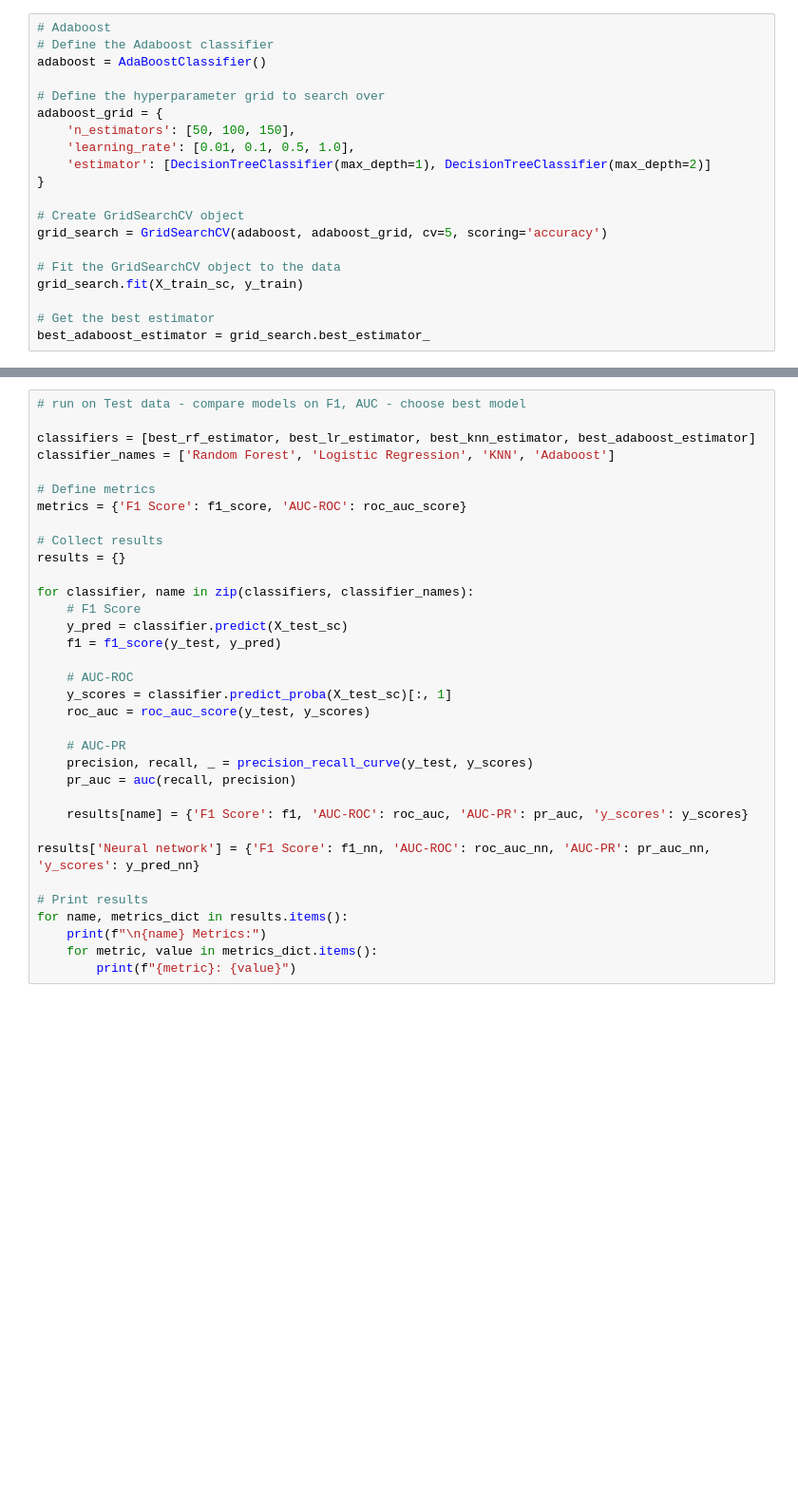
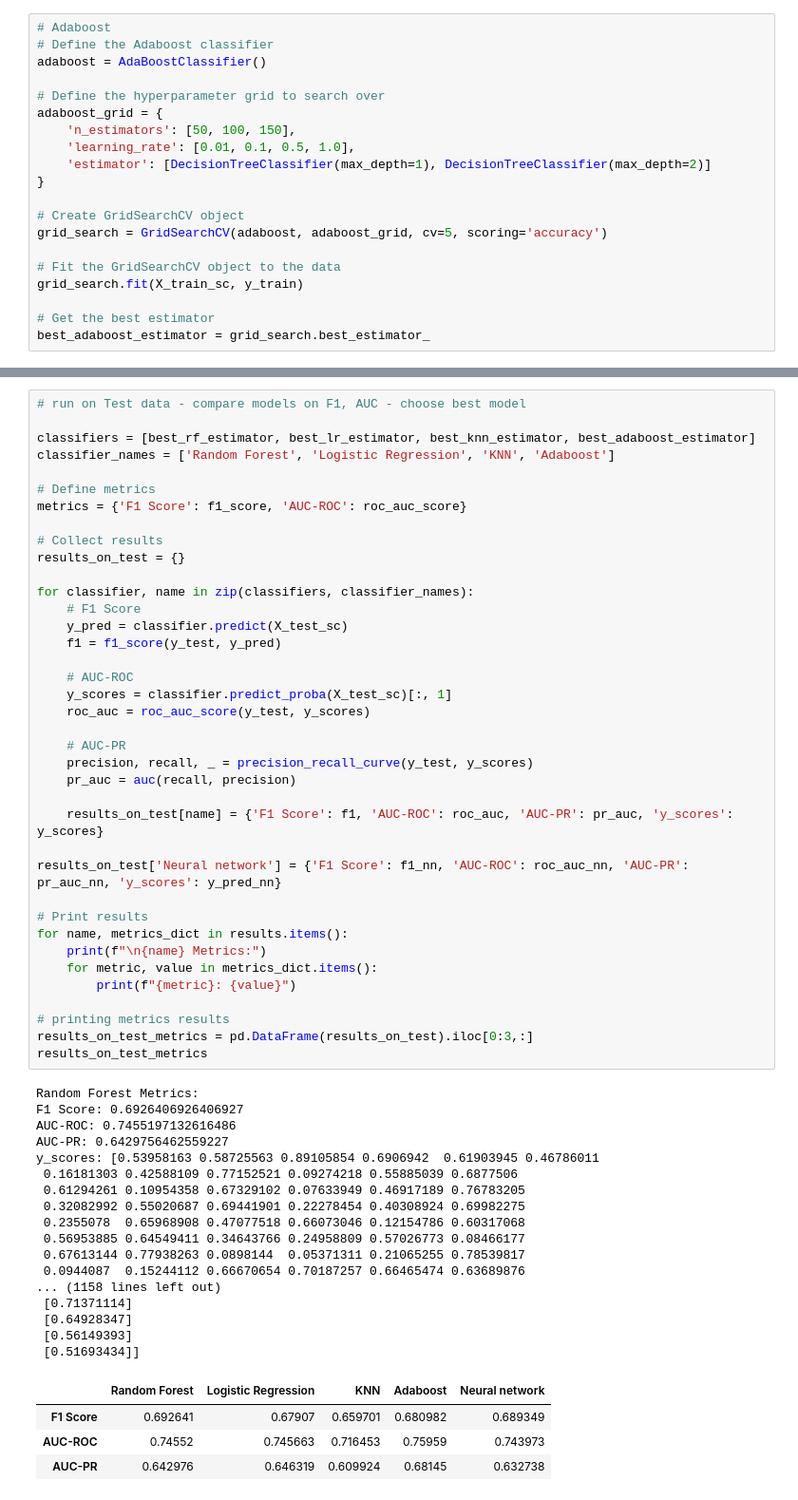
Before and after one commit to danielapinkasova/case_study, a Jupyter notebook: Master_notebook.ipynb, the cells around one changed output, grey strips where cells are left out. Shown: that part at 95% size. Drawn from its saved outputs; the diff is of its cells as text; blank space fills up the shorter version.

```diff
--- a/Master_notebook.ipynb
+++ b/Master_notebook.ipynb
@@ -417,33 +430,59 @@ pr_auc_nn = auc(recall_nn, precision_nn)
 # run on Test data - compare models on F1, AUC - choose best model
 
 classifiers = [best_rf_estimator, best_lr_estimator, best_knn_estimator, best_adaboost_estimator]
 classifier_names = ['Random Forest', 'Logistic Regression', 'KNN', 'Adaboost']
 
 # Define metrics
 metrics = {'F1 Score': f1_score, 'AUC-ROC': roc_auc_score}
 
 # Collect results
-results = {}
+results_on_test = {}
 
 for classifier, name in zip(classifiers, classifier_names):
     # F1 Score
     y_pred = classifier.predict(X_test_sc)
     f1 = f1_score(y_test, y_pred)
 
     # AUC-ROC
     y_scores = classifier.predict_proba(X_test_sc)[:, 1]
     roc_auc = roc_auc_score(y_test, y_scores)
 
     # AUC-PR
     precision, recall, _ = precision_recall_curve(y_test, y_scores)
     pr_auc = auc(recall, precision)
 
-    results[name] = {'F1 Score': f1, 'AUC-ROC': roc_auc, 'AUC-PR': pr_auc, 'y_scores': y_scores}
+    results_on_test[name] = {'F1 Score': f1, 'AUC-ROC': roc_auc, 'AUC-PR': pr_auc, 'y_scores': y_scores}
 
-results['Neural network'] = {'F1 Score': f1_nn, 'AUC-ROC': roc_auc_nn, 'AUC-PR': pr_auc_nn, 'y_scores': y_pred_nn}
+results_on_test['Neural network'] = {'F1 Score': f1_nn, 'AUC-ROC': roc_auc_nn, 'AUC-PR': pr_auc_nn, 'y_scores': y_pred_nn}
 
 # Print results
 for name, metrics_dict in results.items():
     print(f"\n{name} Metrics:")
     for metric, value in metrics_dict.items():
         print(f"{metric}: {value}")
+
+# printing metrics results
+results_on_test_metrics = pd.DataFrame(results_on_test).iloc[0:3,:]
+results_on_test_metrics
+# %% [output]
+Random Forest Metrics:
+F1 Score: 0.6926406926406927
+AUC-ROC: 0.7455197132616486
+AUC-PR: 0.6429756462559227
+y_scores: [0.53958163 0.58725563 0.89105854 0.6906942  0.61903945 0.46786011
+ 0.16181303 0.42588109 0.77152521 0.09274218 0.55885039 0.6877506
+ 0.61294261 0.10954358 0.67329102 0.07633949 0.46917189 0.76783205
+ 0.32082992 0.55020687 0.69441901 0.22278454 0.40308924 0.69982275
+ 0.2355078  0.65968908 0.47077518 0.66073046 0.12154786 0.60317068
+ 0.56953885 0.64549411 0.34643766 0.24958809 0.57026773 0.08466177
+ 0.67613144 0.77938263 0.0898144  0.05371311 0.21065255 0.78539817
+ 0.0944087  0.15244112 0.66670654 0.70187257 0.66465474 0.63689876
+... (1158 lines left out)
+ [0.71371114]
+ [0.64928347]
+ [0.56149393]
+ [0.51693434]]
+|  | Random Forest | Logistic Regression | KNN | Adaboost | Neural network |
+| F1 Score | 0.692641 | 0.67907 | 0.659701 | 0.680982 | 0.689349 |
+| AUC-ROC | 0.74552 | 0.745663 | 0.716453 | 0.75959 | 0.743973 |
+| AUC-PR | 0.642976 | 0.646319 | 0.609924 | 0.68145 | 0.632738 |
```
Also changed, not shown: parts of 11 cells of this notebook.
